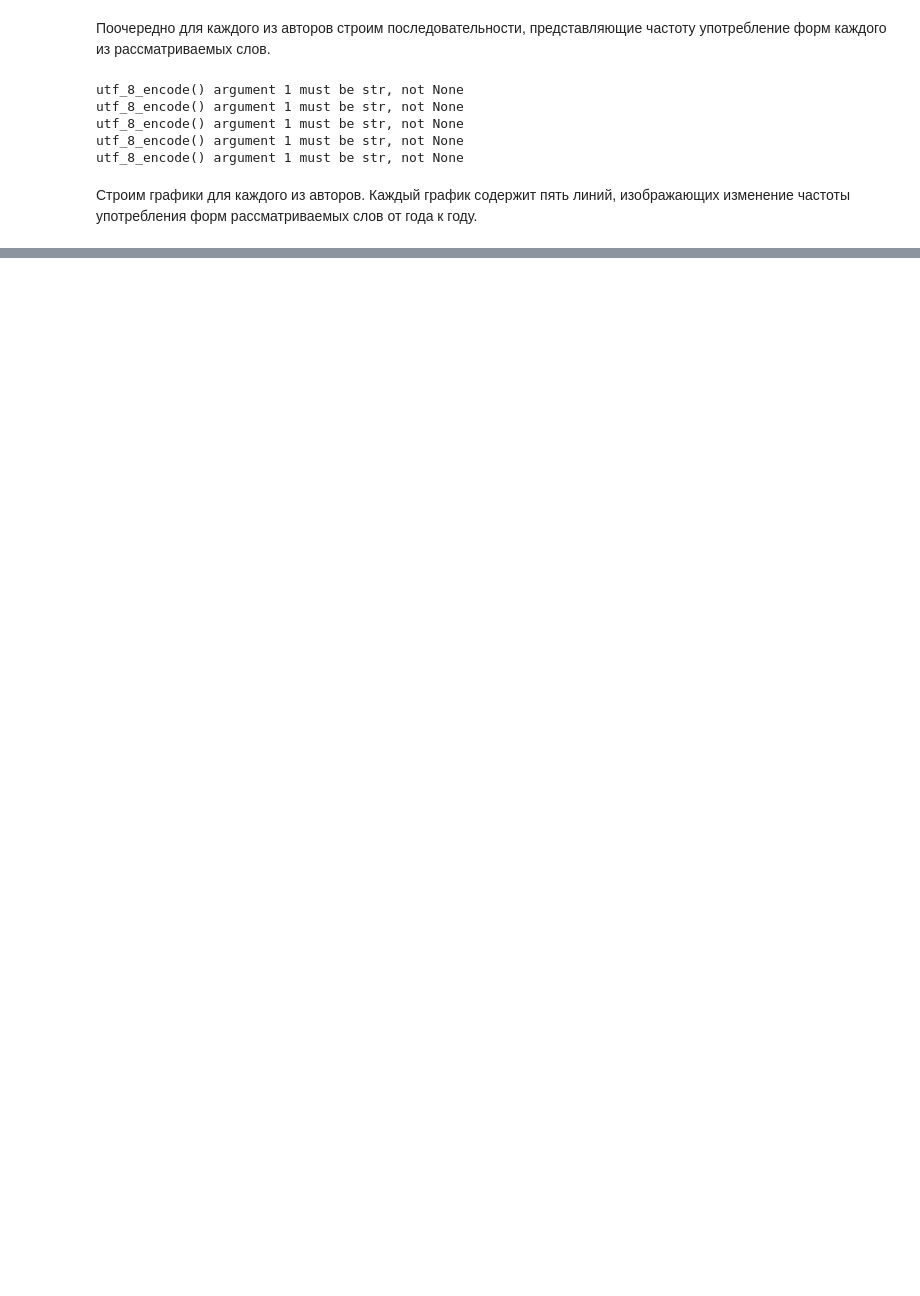
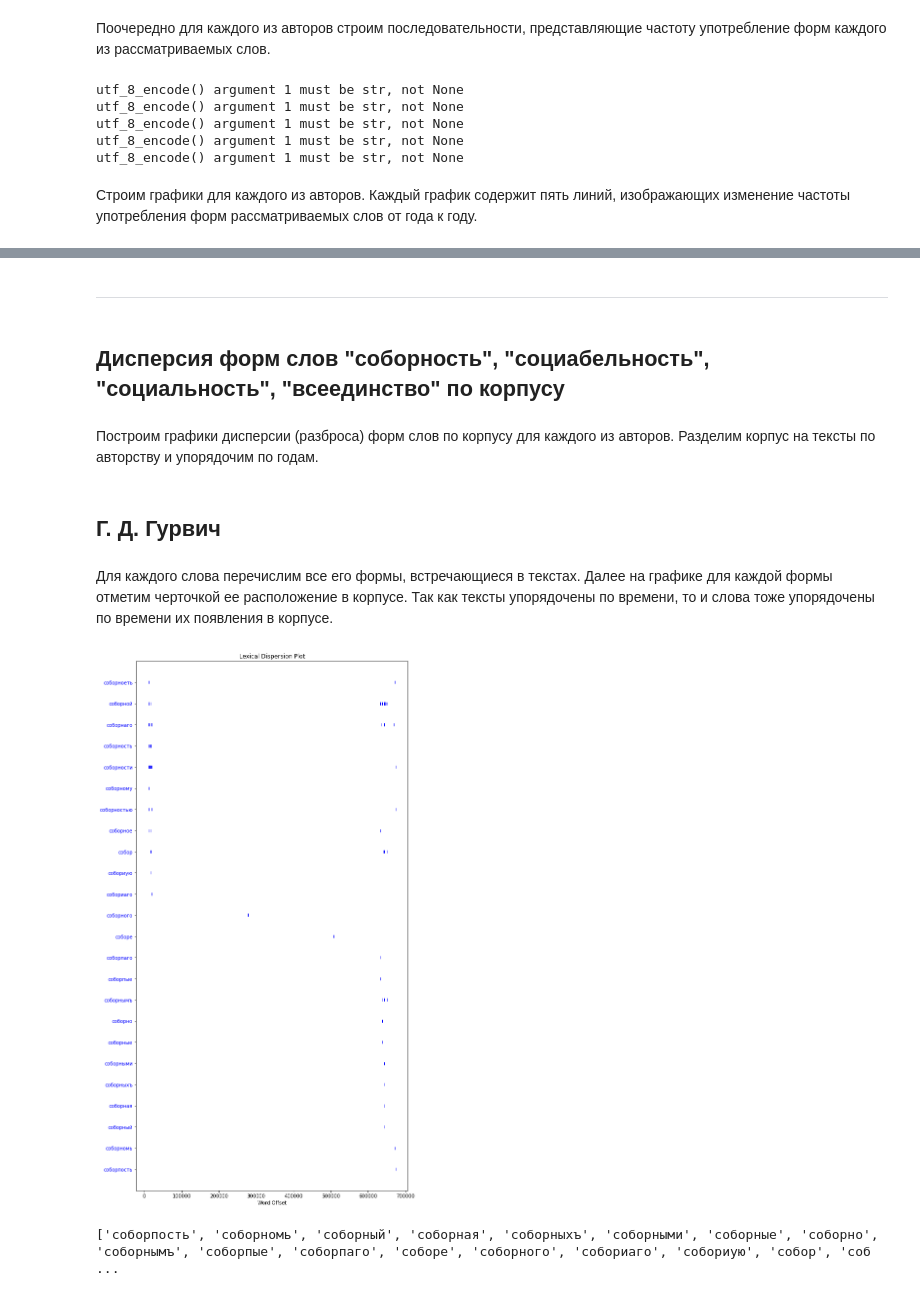
Before and after one commit to gleblobanov/sbrnst, a Jupyter notebook: plot.ipynb, the cells around one changed output, grey strips where cells are left out. Saved outputs shown, nothing was run; the diff lists cells and outputs as text; code cells hidden in the pictures; blank space fills up the shorter version.

```diff
--- a/plot.ipynb
+++ b/plot.ipynb
@@ -99,0 +112,24 @@ plt.show()
+# %% [markdown]
+***
+# %% [markdown]
+## Дисперсия форм слов "соборность", "социабельность", "социальность", "всеединство" по корпусу
+# %% [markdown]
+Построим графики дисперсии (разброса) форм слов по корпусу для каждого из авторов. Разделим корпус на тексты по авторству и упорядочим по годам.
+# %% [markdown]
+## Г. Д. Гурвич
+# %%
+
+corpus = search.create_corpus_author(1)
+
+text = Text(corpus.words())
+# %% [markdown]
+Для каждого слова перечислим все его формы, встречающиеся в текстах. Далее на графике для каждой формы отметим черточкой ее расположение в корпусе. Так как тексты упорядочены по времени, то и слова тоже упорядочены по времени их появления в корпусе.
+# %%
+search_words = [w for w in text if w.startswith('собор')]
+search_words = list(dict.fromkeys(search_words))
+plt.figure(figsize=(10, 20))
+text.dispersion_plot(search_words)
+print(search_words)
+# %% [output]
+[figure, added]
+['соборпость', 'соборномь', 'соборный', 'соборная', 'соборныхъ', 'соборными', 'соборные', 'соборно', 'соборнымъ', 'соборпые', 'соборпаго', 'соборе', 'соборного', 'собориаго', 'собориую', 'собор', 'соб ...
```
Also changed, not shown: parts of 27 cells of this notebook, 4 other files.
